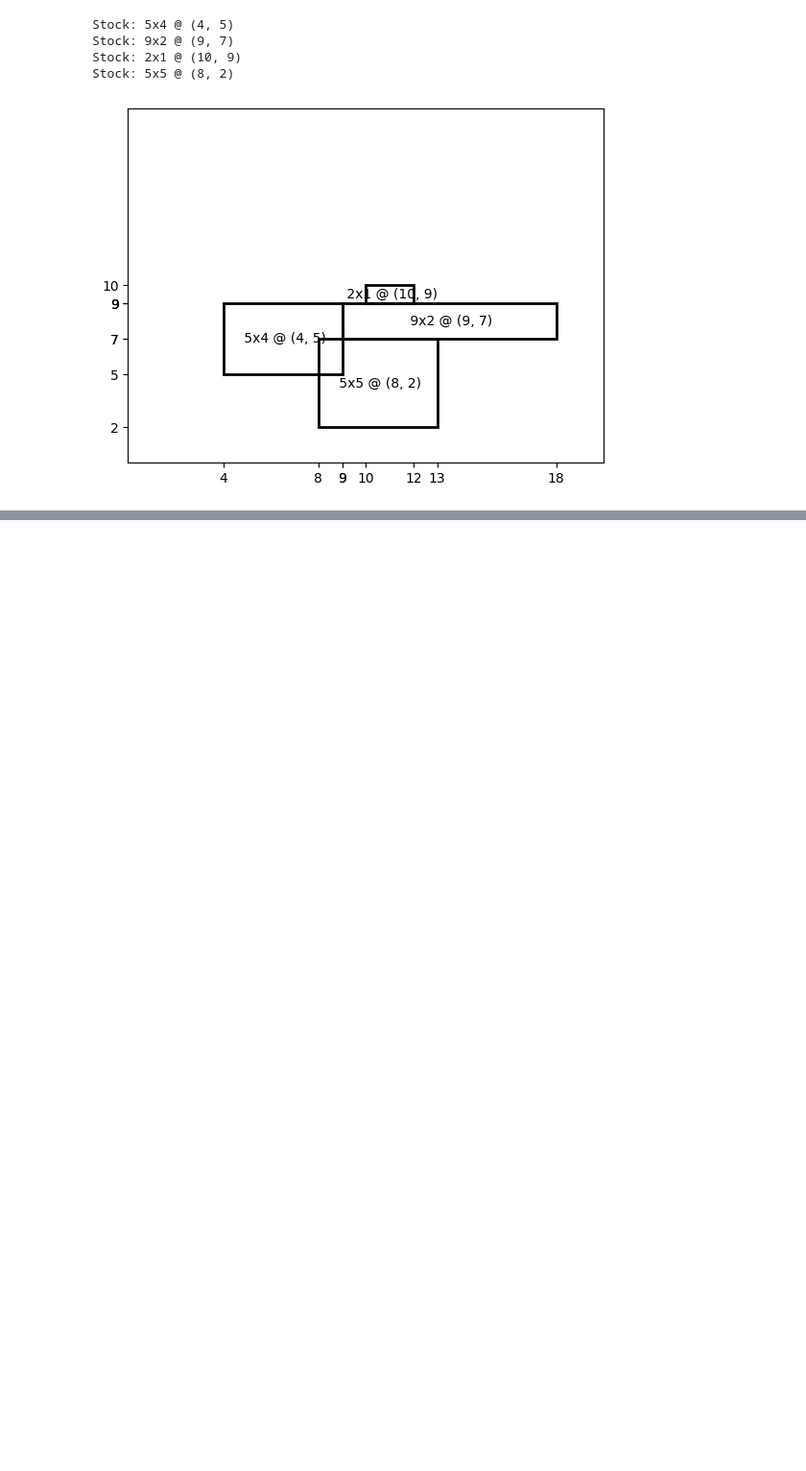
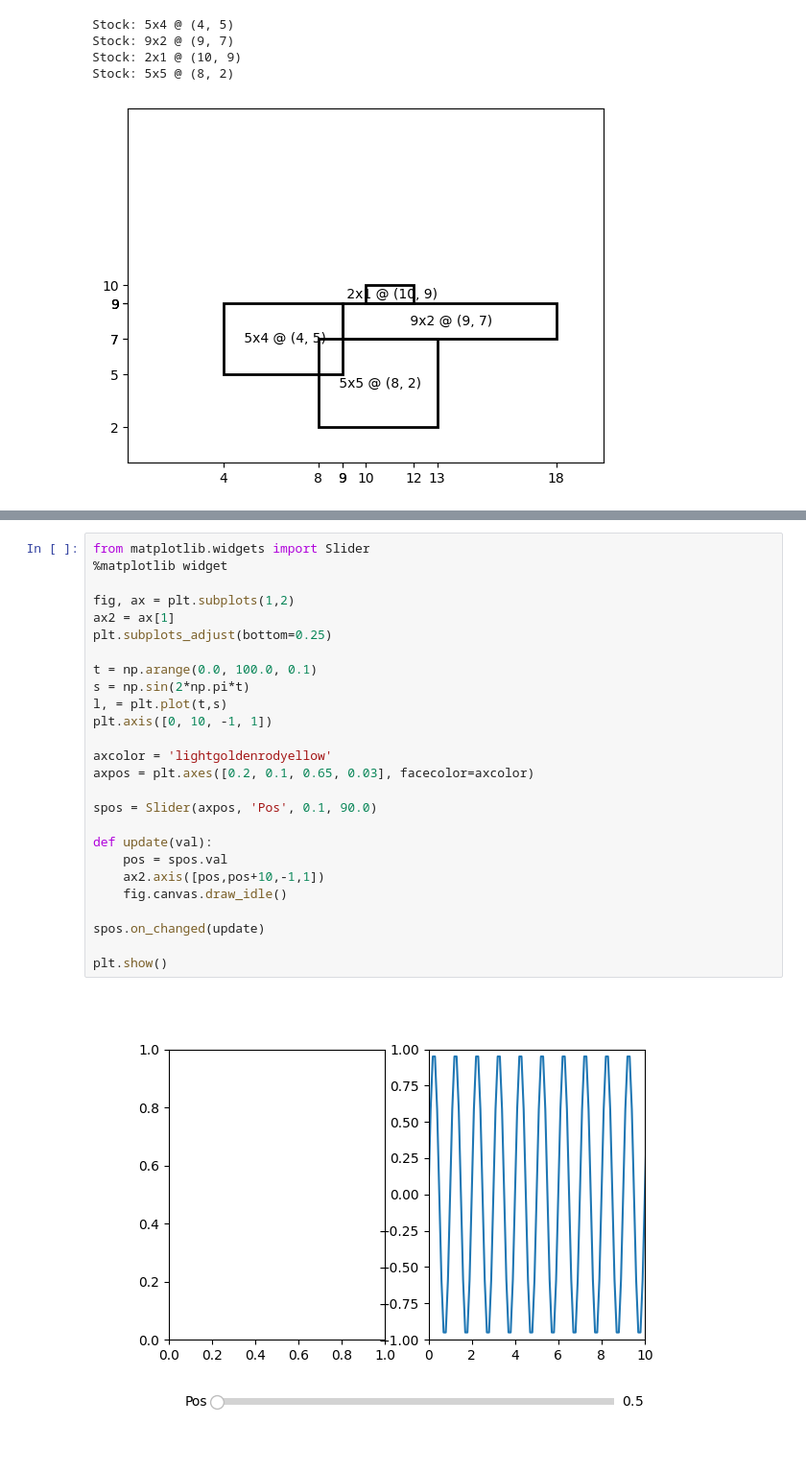
Before and after one commit to parsakzr/cutting-stock-problem, a Jupyter notebook: notebook.ipynb, the cells around one changed output, grey strips where cells are left out. Shown: that part at 96% size. Drawn from its saved outputs; the diff is of its cells as text; blank space fills up the shorter version.

```diff
--- a/notebook.ipynb
+++ b/notebook.ipynb
@@ -61,0 +82,28 @@ visual_sheet.draw(unpacked=True)
+# %%
+from matplotlib.widgets import Slider
+%matplotlib widget
+
+fig, ax = plt.subplots(1,2)
+ax2 = ax[1]
+plt.subplots_adjust(bottom=0.25)
+
+t = np.arange(0.0, 100.0, 0.1)
+s = np.sin(2*np.pi*t)
+l, = plt.plot(t,s)
+plt.axis([0, 10, -1, 1])
+
+axcolor = 'lightgoldenrodyellow'
+axpos = plt.axes([0.2, 0.1, 0.65, 0.03], facecolor=axcolor)
+
+spos = Slider(axpos, 'Pos', 0.1, 90.0)
+
+def update(val):
+    pos = spos.val
+    ax2.axis([pos,pos+10,-1,1])
+    fig.canvas.draw_idle()
+
+spos.on_changed(update)
+
+plt.show()
+# %% [output]
+[figure, added]
```
Also changed, not shown: parts of 4 cells of this notebook, 1 other file.
